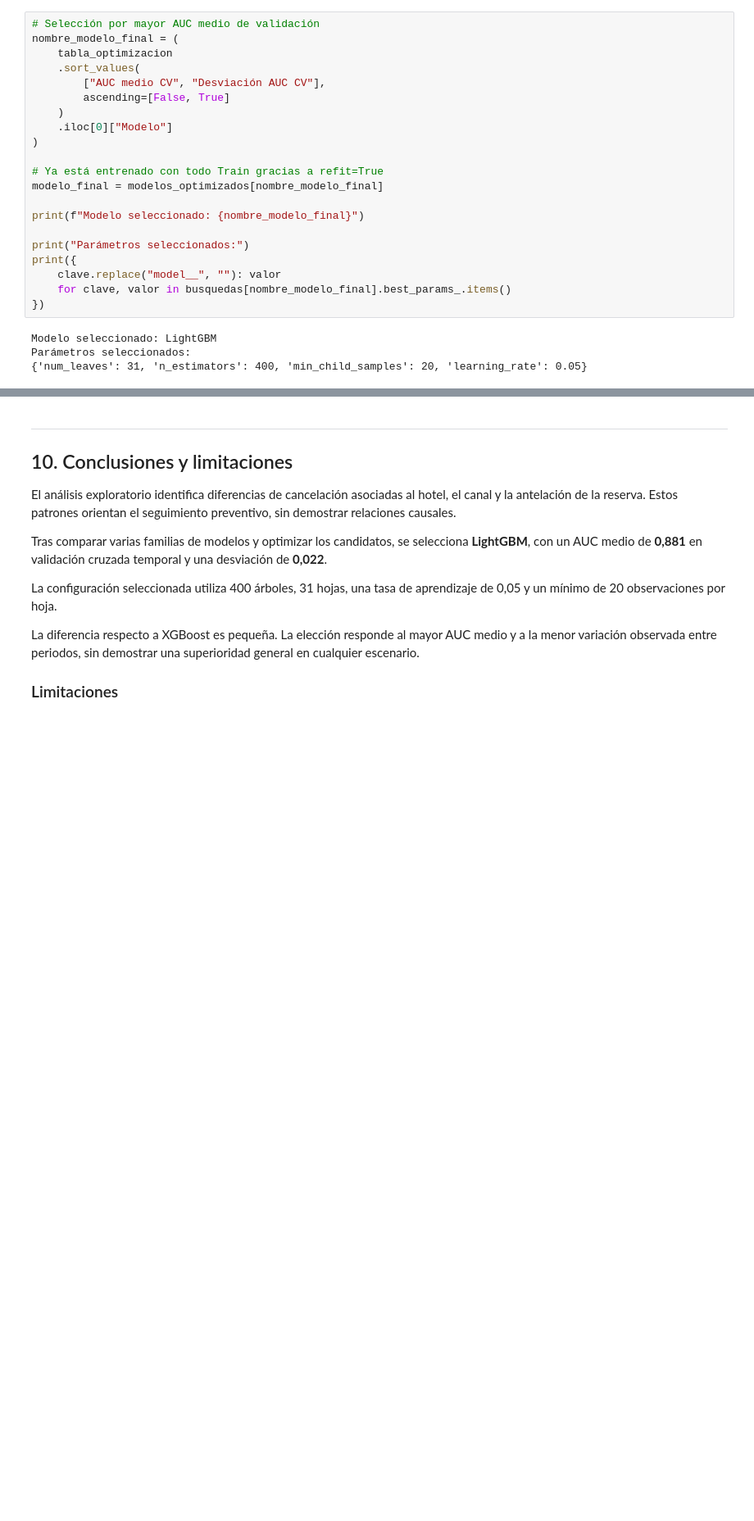
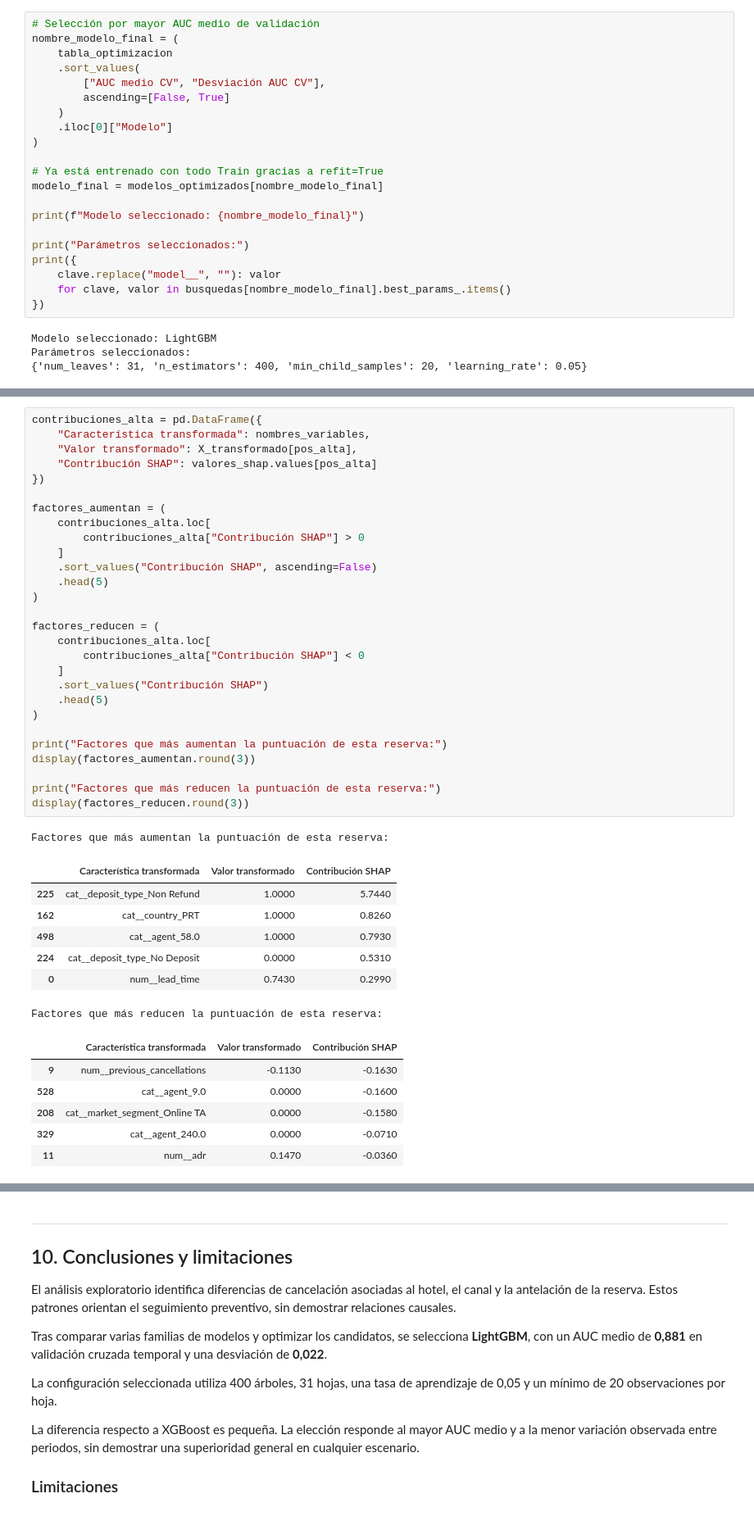
Before and after one commit to ANortess/Proyect_MachineLearning, a Jupyter notebook: solucion_cancelacion_hotelera - basic.ipynb, the cells around one changed output, grey strips where cells are left out. Shown at 82% size. Drawn from its saved outputs; the diff is of its cells as text; blank space fills up the shorter version.

```diff
--- a/solucion_cancelacion_hotelera - basic.ipynb
+++ b/solucion_cancelacion_hotelera - basic.ipynb
@@ -2475,0 +2564,43 @@ si aumentar una variable eleva o reduce el riesgo de cancelación.
+# %%
+contribuciones_alta = pd.DataFrame({
+    "Característica transformada": nombres_variables,
+    "Valor transformado": X_transformado[pos_alta],
+    "Contribución SHAP": valores_shap.values[pos_alta]
+})
+
+factores_aumentan = (
+    contribuciones_alta.loc[
+        contribuciones_alta["Contribución SHAP"] > 0
+    ]
+    .sort_values("Contribución SHAP", ascending=False)
+    .head(5)
+)
+
+factores_reducen = (
+    contribuciones_alta.loc[
+        contribuciones_alta["Contribución SHAP"] < 0
+    ]
+    .sort_values("Contribución SHAP")
+    .head(5)
+)
+
+print("Factores que más aumentan la puntuación de esta reserva:")
+display(factores_aumentan.round(3))
+
+print("Factores que más reducen la puntuación de esta reserva:")
+display(factores_reducen.round(3))
+# %% [output]
+Factores que más aumentan la puntuación de esta reserva:
+|  | Característica transformada | Valor transformado | Contribución SHAP |
+| 225 | cat__deposit_type_Non Refund | 1.0000 | 5.7440 |
+| 162 | cat__country_PRT | 1.0000 | 0.8260 |
+| 498 | cat__agent_58.0 | 1.0000 | 0.7930 |
+| 224 | cat__deposit_type_No Deposit | 0.0000 | 0.5310 |
+| 0 | num__lead_time | 0.7430 | 0.2990 |
+Factores que más reducen la puntuación de esta reserva:
+|  | Característica transformada | Valor transformado | Contribución SHAP |
+| 9 | num__previous_cancellations | -0.1130 | -0.1630 |
+| 528 | cat__agent_9.0 | 0.0000 | -0.1600 |
+| 208 | cat__market_segment_Online TA | 0.0000 | -0.1580 |
+| 329 | cat__agent_240.0 | 0.0000 | -0.0710 |
+| 11 | num__adr | 0.1470 | -0.0360 |
```
Also changed, not shown: parts of 11 cells of this notebook.
